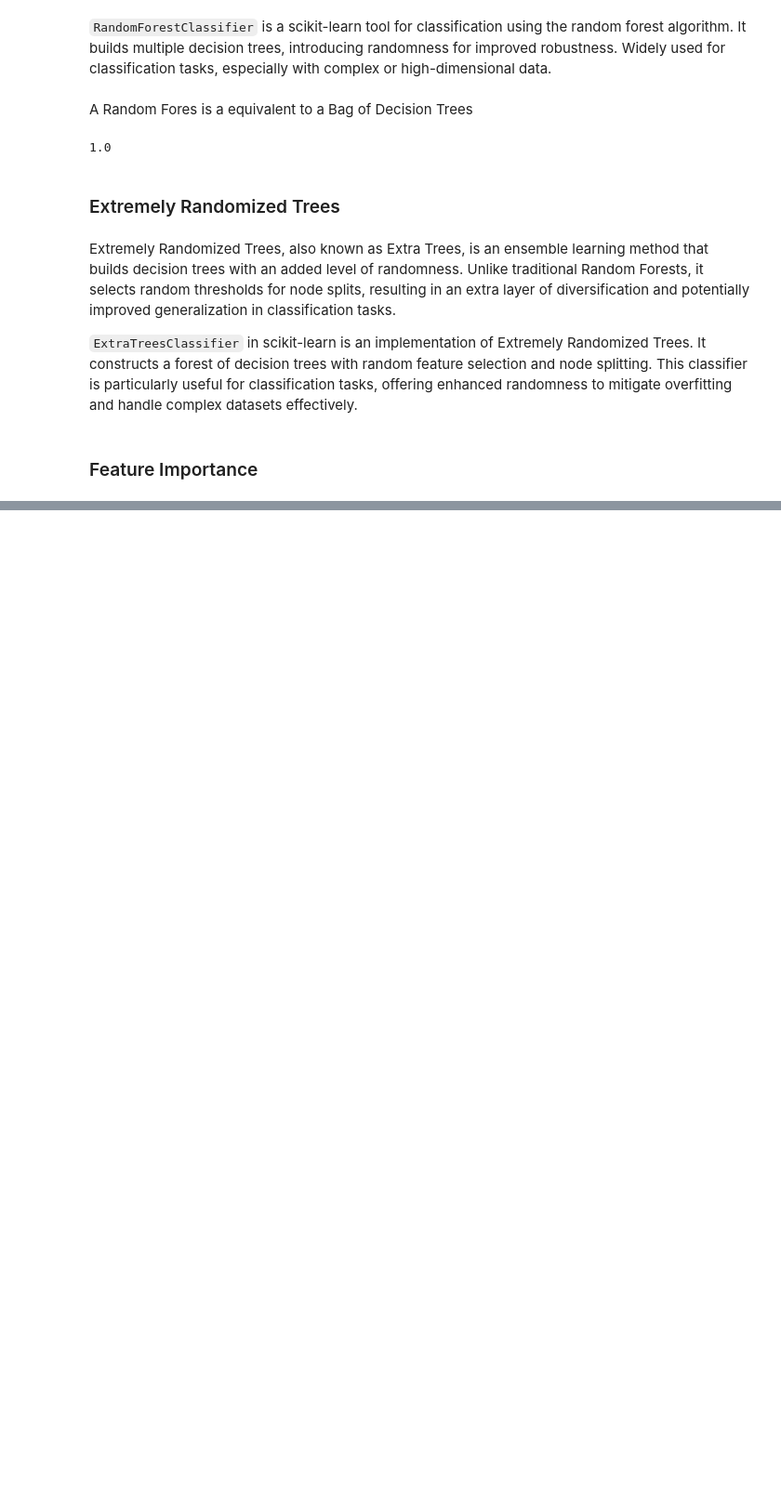
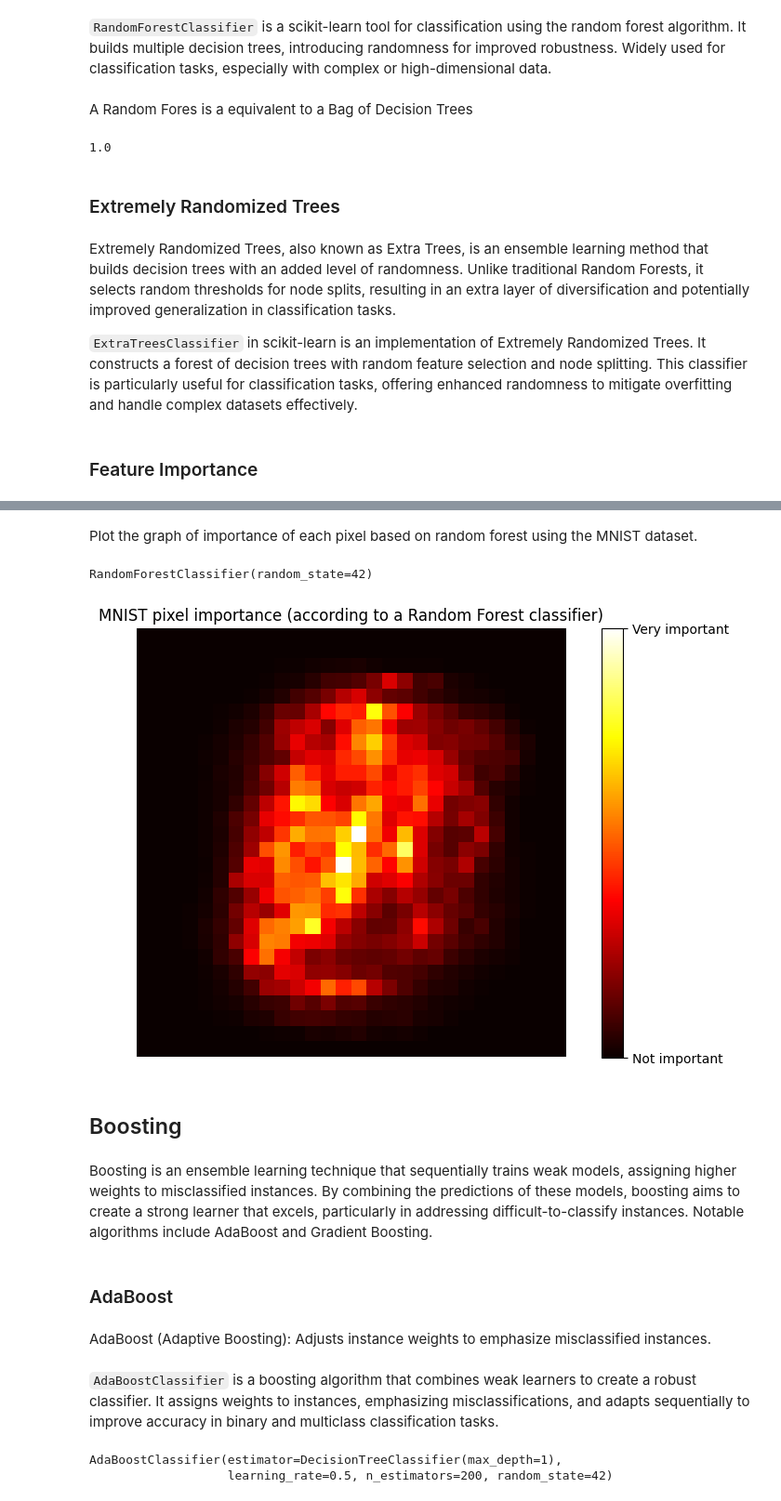
Before and after one commit to Ivan-Grigorev/Hands_On_ML, a Jupyter notebook: chapter_07.ipynb, the cells around one changed output, grey strips where cells are left out. Shown at 93% size. Saved outputs shown, nothing was run; the diff lists cells and outputs as text; code cells hidden in the pictures; blank space fills up the shorter version.

Commit message:
Completed "Boosting" section from Chapter 07

```diff
--- a/chapter_07.ipynb
+++ b/chapter_07.ipynb
@@ -305,0 +306,69 @@ Feature petal width (cm) has an importance of 42.28%
+# %% [markdown]
+Plot the graph of importance of each pixel based on random forest using the MNIST dataset.
+# %%
+from sklearn.datasets import fetch_openml
+
+
+mnist = fetch_openml(
+    'mnist_784',
+    version=1,
+    as_frame=False,
+    parser='auto'
+)
+mnist.target = mnist.target.astype(np.uint8)
+# %%
+rnd_clf = RandomForestClassifier(
+    n_estimators=100,
+    random_state=42
+)
+rnd_clf.fit(mnist['data'], mnist['target'])
+# %% [output]
+RandomForestClassifier(random_state=42)
+# %%
+import matplotlib as mpl
+
+
+def plot_digit(data):
+    image = data.reshape(28, 28)
+    plt.imshow(
+        image,
+        cmap=mpl.cm.hot,
+        interpolation='nearest'
+    )
+    plt.axis('off')
+# %%
+plt.figure(figsize=(10, 6))
+
+plot_digit(data=rnd_clf.feature_importances_)
+
+cbar = plt.colorbar(ticks=[rnd_clf.feature_importances_.min(), rnd_clf.feature_importances_.max()])
+cbar.ax.set_yticklabels(['Not important', 'Very important'])
+plt.title('MNIST pixel importance (according to a Random Forest classifier)')
+plt.show()
+# %% [output]
+[figure, added]
+# %% [markdown]
+<h2>Boosting</h2>
+# %% [markdown]
+Boosting is an ensemble learning technique that sequentially trains weak models, assigning higher weights to misclassified instances. By combining the predictions of these models, boosting aims to create a strong learner that excels, particularly in addressing difficult-to-classify instances. Notable algorithms include AdaBoost and Gradient Boosting.
+# %% [markdown]
+<h3>AdaBoost</h3>
+# %% [markdown]
+AdaBoost (Adaptive Boosting): Adjusts instance weights to emphasize misclassified instances.
+# %% [markdown]
+`AdaBoostClassifier` is a boosting algorithm that combines weak learners to create a robust classifier. It assigns weights to instances, emphasizing misclassifications, and adapts sequentially to improve accuracy in binary and multiclass classification tasks.
+# %%
+from sklearn.ensemble import AdaBoostClassifier
+
+
+ada_clf = AdaBoostClassifier(
+    DecisionTreeClassifier(max_depth=1),
+    n_estimators=200,
+    algorithm='SAMME.R',  # SAMME.R incorporates class probabilities; SAMME uses discrete predictions
+    learning_rate=0.5,  # controls the contribution of each weak learner
+    random_state=42
+)
+ada_clf.fit(X_train, y_train)
+# %% [output]
+AdaBoostClassifier(estimator=DecisionTreeClassifier(max_depth=1),
+                   learning_rate=0.5, n_estimators=200, random_state=42)
```
Also changed, not shown: parts of 37 cells of this notebook.
